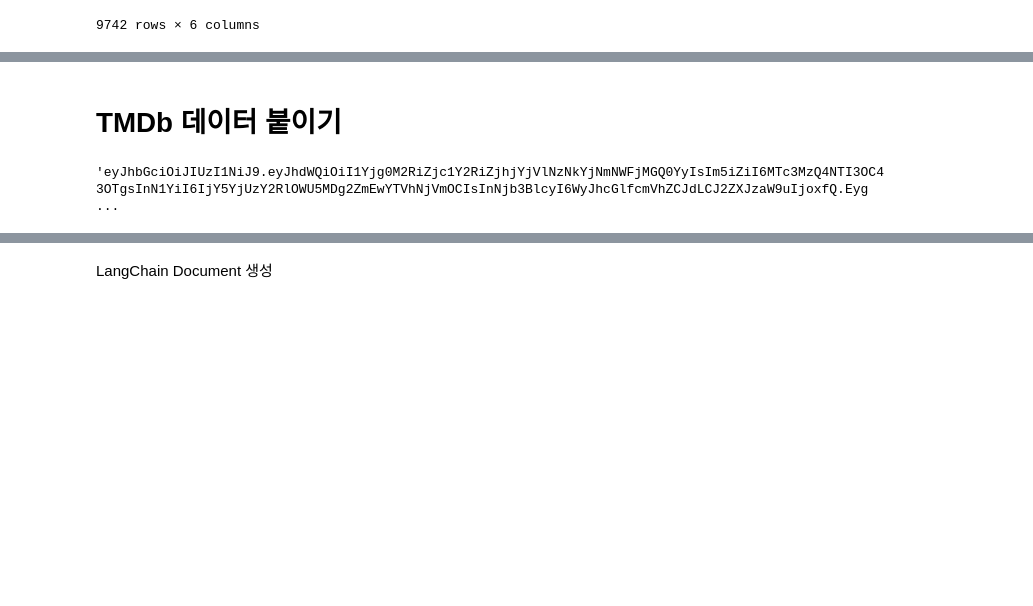
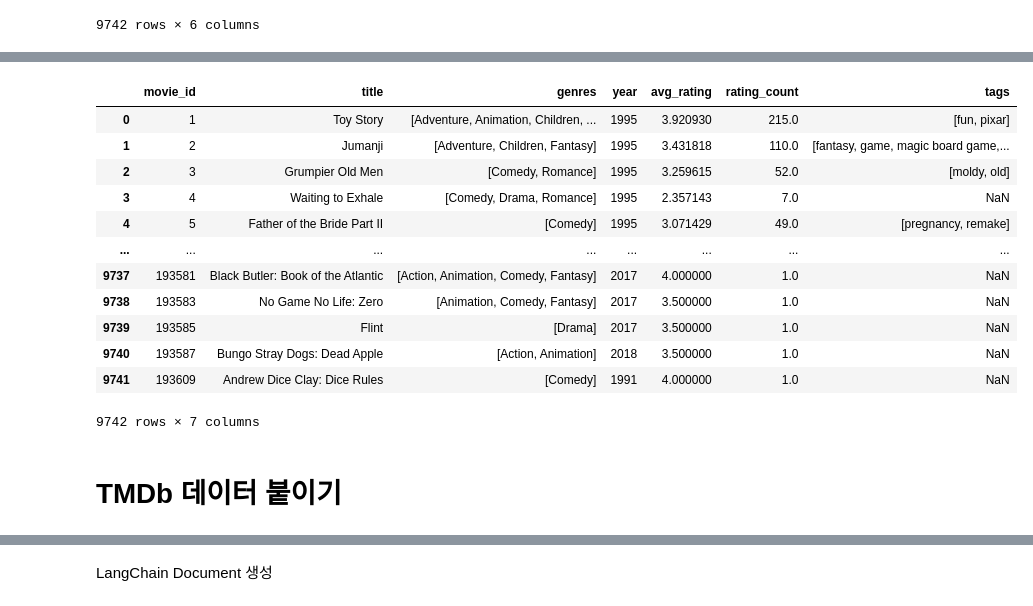
Before and after one commit to bomnamu92/cinemate, a Jupyter notebook: Docu.ipynb, the cells around one changed output, grey strips where cells are left out. Cells and saved outputs as stored; diff of their text form; code cells hidden in the pictures; blank space fills up the shorter version.

```diff
--- a/Docu.ipynb
+++ b/Docu.ipynb
@@ -121,3 +121,17 @@ movies
 | 9740 | 193587 | Bungo Stray Dogs: Dead Apple | [Action, Animation] | 2018 | 3.500000 | 1.0 |
 | 9741 | 193609 | Andrew Dice Clay: Dice Rules | [Comedy] | 1991 | 4.000000 | 1.0 |
 9742 rows × 6 columns
+# %%
+tags = pd.read_csv(
+    "data/tags.csv",
+    # sep="::",
+    engine="python",
+    names=["user_id", "movie_id", "tag", "timestamp"],
+    skiprows=1,
+    header=None
+)
+
+tags["tag"] =tags["tag"].str.lower().str.strip()
+tags = tags[tags["tag"] != ""]
+tags = tags.dropna(subset=["movie_id", "tag"])
+tags["tag"].apply(type).value_counts()
@@ -123,0 +142,4 @@ movies
+# %%
+tags_agg = (tags.groupby("movie_id")["tag"].apply(lambda x: " | ".join(sorted(set(x)))).reset_index().rename(columns={"tag": "tags"}))
+
+tags_agg
@@ -124,3 +160,23 @@ movies
+# %%
+tags_agg["tags"] = tags_agg["tags"].apply(lambda x: x.split(" | "))
+# %%
+movies = movies.merge(tags_agg, on="movie_id", how="left")
+# %%
+movies
+# %% [output]
+|  | movie_id | title | genres | year | avg_rating | rating_count | tags |
+| 0 | 1 | Toy Story | [Adventure, Animation, Children, ... | 1995 | 3.920930 | 215.0 | [fun, pixar] |
+| 1 | 2 | Jumanji | [Adventure, Children, Fantasy] | 1995 | 3.431818 | 110.0 | [fantasy, game, magic board game,... |
+| 2 | 3 | Grumpier Old Men | [Comedy, Romance] | 1995 | 3.259615 | 52.0 | [moldy, old] |
+| 3 | 4 | Waiting to Exhale | [Comedy, Drama, Romance] | 1995 | 2.357143 | 7.0 | NaN |
+| 4 | 5 | Father of the Bride Part II | [Comedy] | 1995 | 3.071429 | 49.0 | [pregnancy, remake] |
+| ... | ... | ... | ... | ... | ... | ... | ... |
+| 9737 | 193581 | Black Butler: Book of the Atlantic | [Action, Animation, Comedy, Fantasy] | 2017 | 4.000000 | 1.0 | NaN |
+| 9738 | 193583 | No Game No Life: Zero | [Animation, Comedy, Fantasy] | 2017 | 3.500000 | 1.0 | NaN |
+| 9739 | 193585 | Flint | [Drama] | 2017 | 3.500000 | 1.0 | NaN |
+| 9740 | 193587 | Bungo Stray Dogs: Dead Apple | [Action, Animation] | 2018 | 3.500000 | 1.0 | NaN |
+| 9741 | 193609 | Andrew Dice Clay: Dice Rules | [Comedy] | 1991 | 4.000000 | 1.0 | NaN |
+9742 rows × 7 columns
 # %% [markdown]
 # TMDb 데이터 붙이기
 # %%
@@ -137,10 +193,6 @@ HEADERS = {
     "accept": "application/json",
     "Authorization": f"Bearer {TMDB_BEARER_TOKEN}",
 }
-# %%
-TMDB_BEARER_TOKEN
-# %% [output]
-'eyJhbGciOiJIUzI1NiJ9.eyJhdWQiOiI1Yjg0M2RiZjc1Y2RiZjhjYjVlNzNkYjNmNWFjMGQ0YyIsIm5iZiI6MTc3MzQ4NTI3OC43OTgsInN1YiI6IjY5YjUzY2RlOWU5MDg2ZmEwYTVhNjVmOCIsInNjb3BlcyI6WyJhcGlfcmVhZCJdLCJ2ZXJzaW9uIjoxfQ.Eyg ...
 # %%
 def tmdb_search_movie(query: str, year=None, language="en-US"):
     url = f"{BASE_URL}/search/movie"
```
Also changed, not shown: parts of 5 cells of this notebook, 2 other files.
